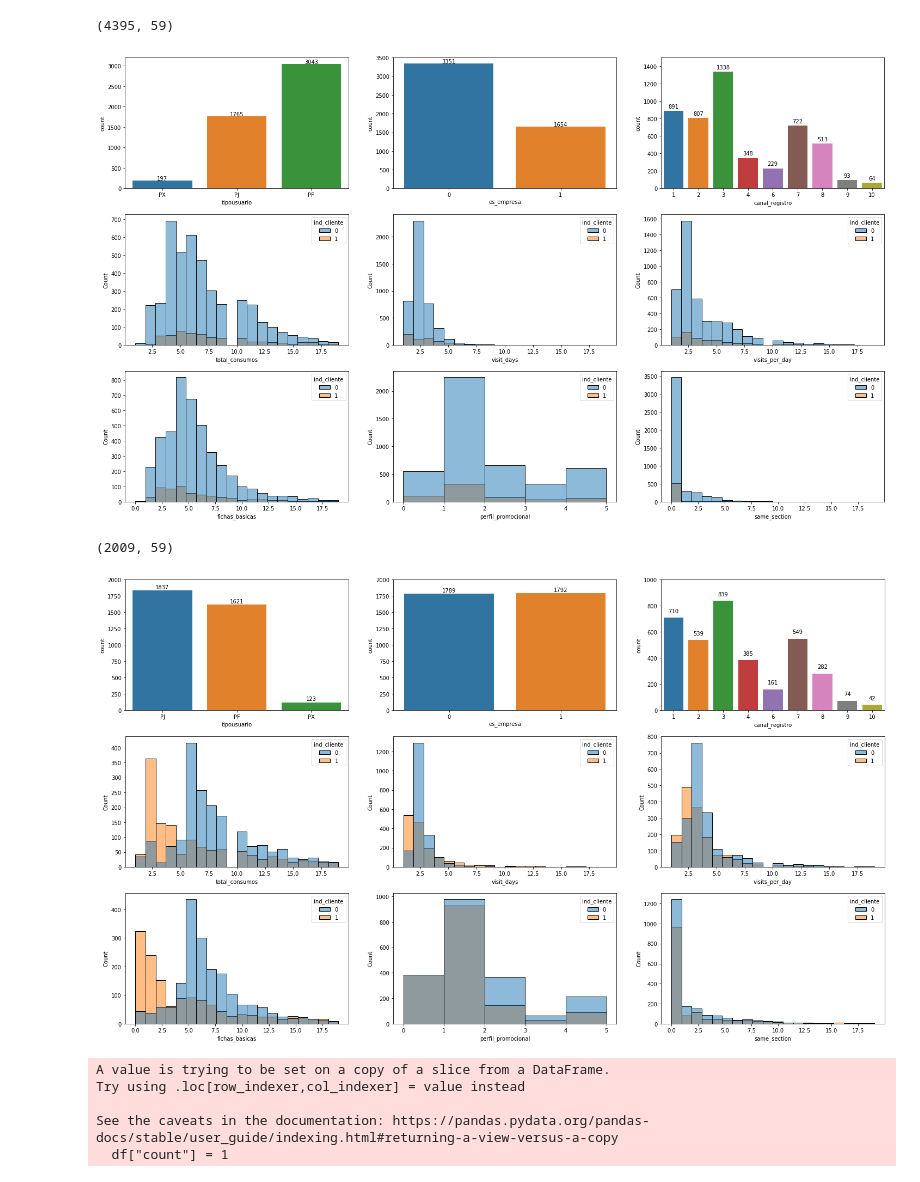
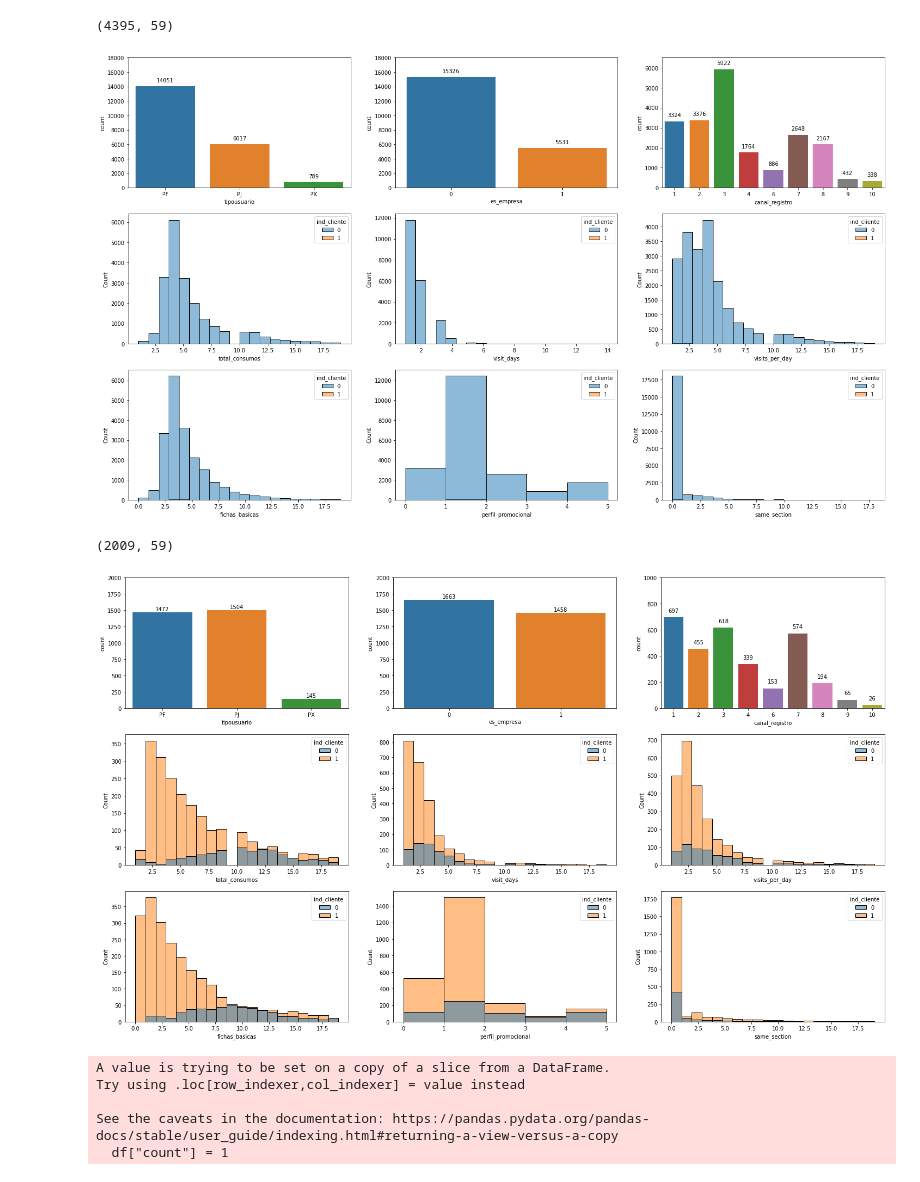
Before and after one commit to boschmateo/prediccion_ecommerce, a Jupyter notebook: 03 - Understanding the models.ipynb, the cells around one changed output. Drawn from its saved outputs; the diff is of its cells as text; code cells hidden in the pictures.

```diff
--- a/03 - Understanding the models.ipynb
+++ b/03 - Understanding the models.ipynb
@@ -34,11 +50,11 @@ df_usuarios["same_class_b"] = df_usuarios.apply(lambda row: 1 if row["same_class
 # %%
-df_usuarios["es_empresa"] = df_usuarios.apply(lambda x: 1 if x["usu_tipo"] is not None else 0, axis=1)
+df_usuarios["es_empresa"] = df_usuarios.apply(lambda x: 1 if x["usu_tipo"] != "" else 0, axis=1)
 # %%
 pnc_mb = df_usuarios.loc[df_usuarios.first_pred < 0.4, :]
 pnc_tmp = df_usuarios.loc[df_usuarios.first_pred >= 0.4, :]
-pnc_ma = pnc_tmp.loc[pnc_tmp.second_pred >= 0.5, :]
-pnc_m = pnc_tmp.loc[(pnc_tmp.second_pred >= 0.3) & (pnc_tmp.second_pred < 0.5)]
-pnc_b = pnc_tmp.loc[pnc_tmp.second_pred < 0.3, :]
+pnc_ma = pnc_tmp.loc[pnc_tmp.second_pred >= 0.2, :]
+pnc_m = pnc_tmp.loc[pnc_tmp.second_pred < 0.2, :]
+#pnc_b = pnc_tmp.loc[pnc_tmp.second_pred < 0.3, :]
 # %%
 df_usuarios.loc[df_usuarios.first_pred < 0.4, ["group"]] = "MB"
 #pnc_tmp = df_usuarios.loc[df_usuarios.first_pred >= 0.4, :]
@@ -120,10 +146,10 @@ pnc_m.shape
 # %% [output]
 (4395, 59)
 # %%
-summary_group(pnc_m, "", ax1_ylim=3200, ax2_ylim=3500, ax3_ylim=1500)
+summary_group(pnc_m, "", ax1_ylim=18000, ax2_ylim=18000, ax3_ylim=6500, ax1_offset=800, ax2_offset=800, ax3_offset=300)
 plt.savefig("./data/files/img/groups/pnc_m.pdf")
 # %% [output]
-[figure, old version]
+[figure, new version]
 # %%
 # PNC: Muy alto
 # %%
@@ -134,7 +160,7 @@ pnc_ma.shape
 summary_group(pnc_ma, "", ax1_ylim=2000, ax2_ylim=2000, ax3_ylim=1000)
 plt.savefig("./data/files/img/groups/pnc_ma.pdf")
 # %% [output]
-[figure, old version]
+[figure, new version]
 # %%
 def get_grouped_by(df, column):
     df["count"] = 1
```
Also changed, not shown: parts of 8 cells of this notebook, 12 other files.
